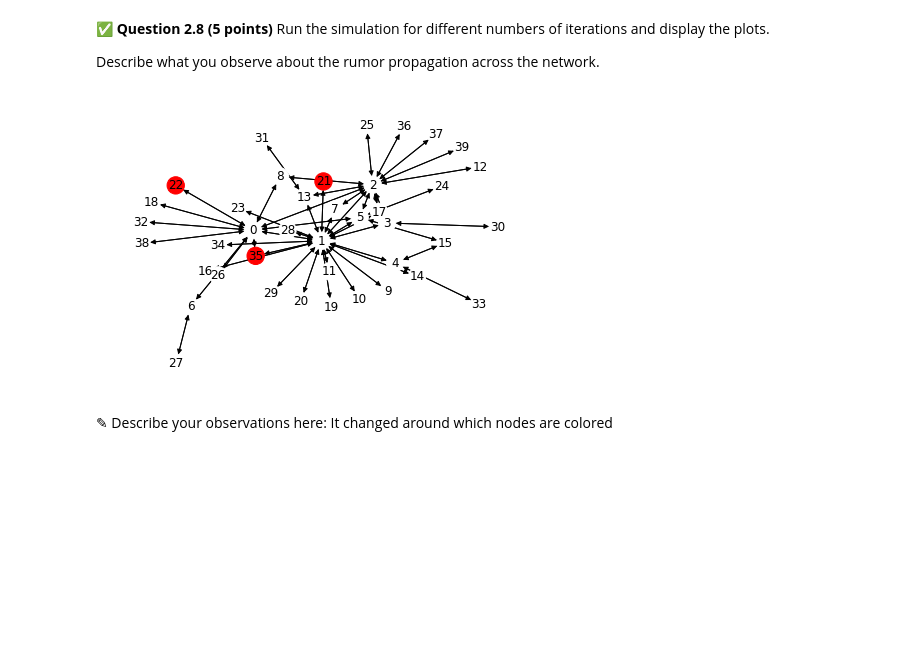
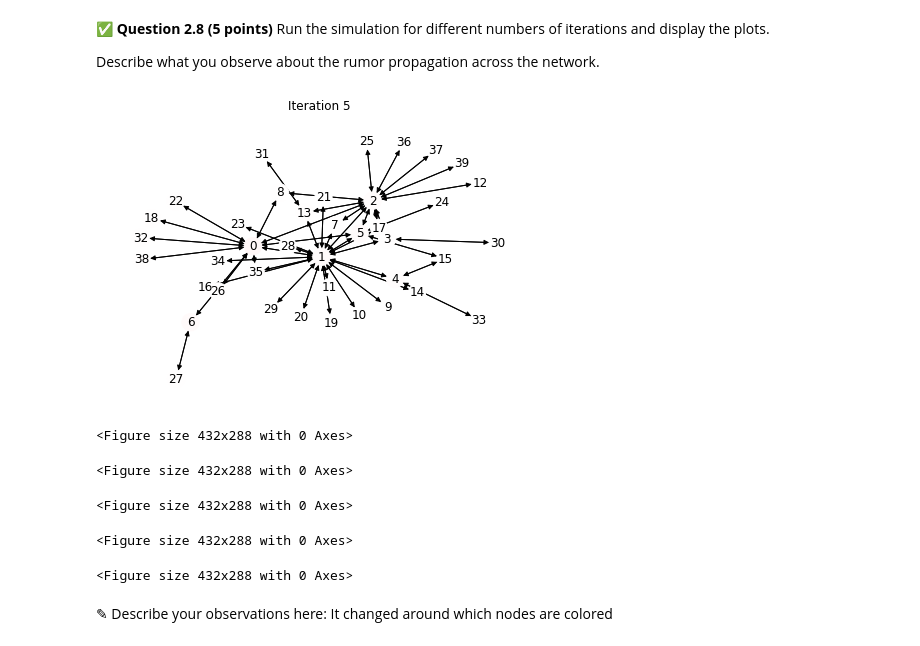
Before and after one commit to markelt1/cmse202-s21-turnin, a Jupyter notebook: hw-04/HW-04_graph_regression-Tim.ipynb, the cells around one changed output. Cells and saved outputs as stored; diff of their text form; code cells hidden in the pictures; blank space fills up the shorter version.

```diff
--- a/hw-04/HW-04_graph_regression-Tim.ipynb
+++ b/hw-04/HW-04_graph_regression-Tim.ipynb
@@ -202,9 +202,9 @@ def update_value(G, prev_value):
     # You'll need to use the neighbor degree information as indicated in bullet point #5 above
     for node in G:
         rumor_value = 0
-        neighbors = get_neighbors(G, node)
+        neighbors = get_neighbor(G, node)
         rumor_value += np.sum([prev_value[i]/degree[i] for i in neighbors])
-        next_value[node] = rumor_values
+        next_value[node] = rumor_value
 
 
 
@@ -236,8 +236,8 @@ def draw_iter(G, values, iterations):
 
         # Put your code here to update the rumor values and update node colors;
         # Remember that you have functions for these!
-        update = update_value(G, update)
-        node_colors = value2color(update)
+        values = update_value(G,values)
+        node_colors = value2color(values)
 
 
         nx.draw(G, pos=pos, with_labels=True, node_color=node_colors)
@@ -267,18 +267,16 @@ plt.savefig("rumor_start.png")
 &#9989; **Question 2.8 (5 points)** Run the simulation for different numbers of iterations and display the plots.
 
 Describe what you observe about the rumor propagation across the network.
-# %%
-# Put your code here:
-values = [0]*len(G)
-values[22] = 1
-values[35] = 1
-values[21] = 1
-
-node_colors = value2color(values)
-nx.draw(G, pos=pos, with_labels=True, node_color=node_colors)
-plt.savefig("rumor_start.png")
-# %% [output]
-[figure, removed]
+# %%
+# Put your code here:
+draw_iter(G, values, 5)
+# %% [output]
+[figure, added]
+<Figure size 432x288 with 0 Axes>
+<Figure size 432x288 with 0 Axes>
+<Figure size 432x288 with 0 Axes>
+<Figure size 432x288 with 0 Axes>
+<Figure size 432x288 with 0 Axes>
 # %% [markdown]
 <font size=+3>&#9998;</font> Describe your observations here: It changed around which nodes are colored
 # %% [markdown]
```
Also changed, not shown: parts of 8 cells of this notebook, 1 other file.
